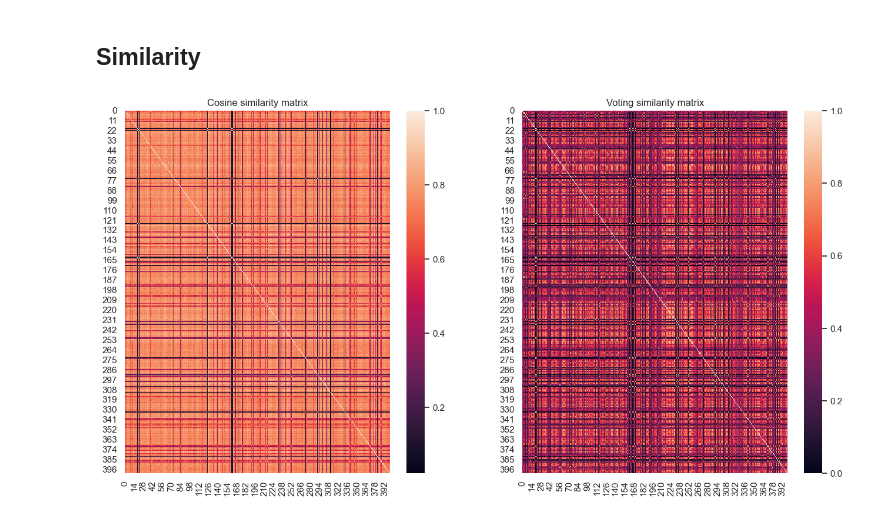
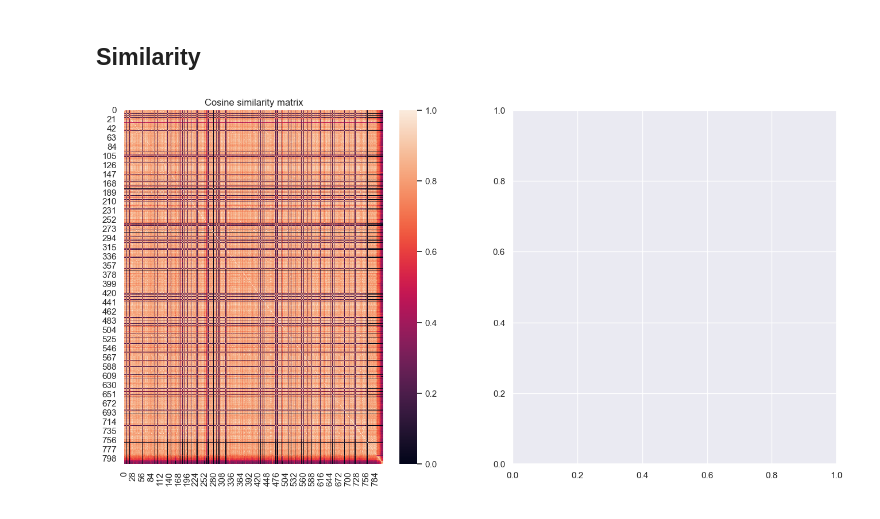
Before and after one commit to ttperr/DD2434-ML-KTH, a Jupyter notebook: 2A/code/programming-task.ipynb, the cells around one changed output. Saved outputs shown, nothing was run; the diff lists cells and outputs as text; code cells hidden in the pictures.

```diff
--- a/2A/code/programming-task.ipynb
+++ b/2A/code/programming-task.ipynb
@@ -79,8 +79,8 @@ def get_first_vot_col(df):
         return np.nonzero(df.columns.values == 1)[0][0]
 # %%
 # Choosing one dataframe
-ep = ep8
-number_of_meps = 400
+ep = ep9
+number_of_meps = len(ep) - 1
 data_train = ep.iloc[:number_of_meps, get_first_vot_col(ep):]
 # %% [markdown]
 ## Similarity
@@ -157,20 +157,20 @@ def matrix_vote_sim(df):
     return vote_sim_matrix
 # %%
 matrix_cos_ep = matrix_cos_sim(data_train)
-matrix_vote_ep = matrix_vote_sim(data_train)
+#matrix_vote_ep = matrix_vote_sim(data_train)
 # %%
 # Plot cosine similarity matrix
 fig, axs = plt.subplots(1, 2, figsize=(16, 8))
 sns.heatmap(matrix_cos_ep, ax=axs[0])
 axs[0].set_title('Cosine similarity matrix')
-
+"""
 # Plot voting similarity matrix
 sns.heatmap(matrix_vote_ep, ax=axs[1])
 axs[1].set_title('Voting similarity matrix')
-
+"""
 plt.show()
 # %% [output]
-[figure, old version]
+[figure, new version]
 # %%
 def mds(df, metric='cosine'):
     """
```
Also changed, not shown: parts of 1 cell of this notebook.
